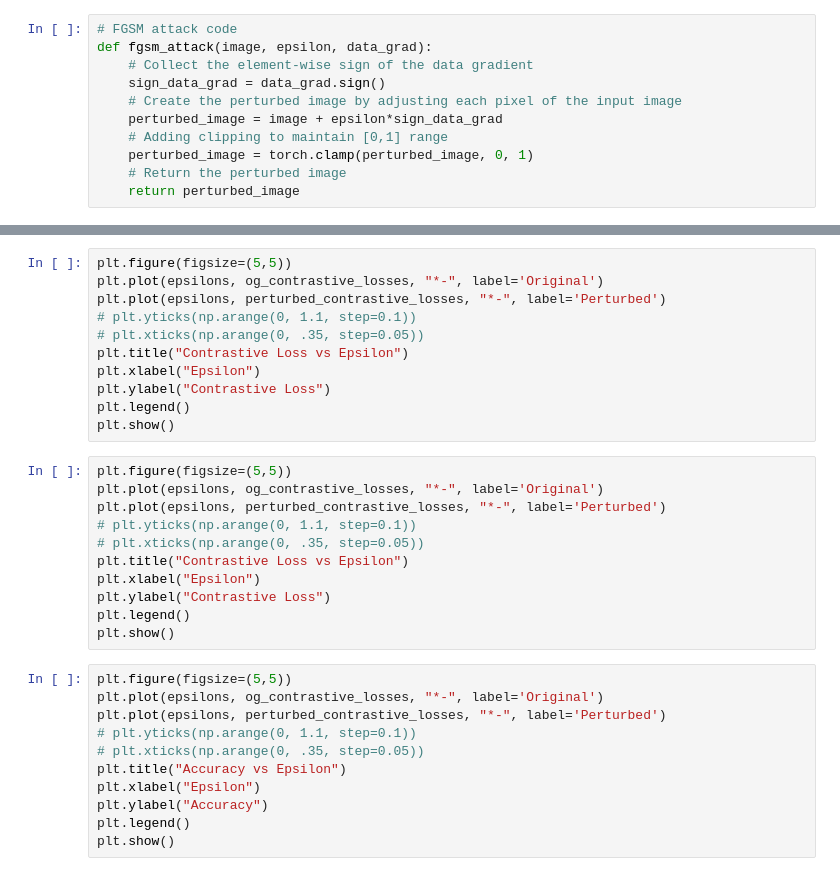
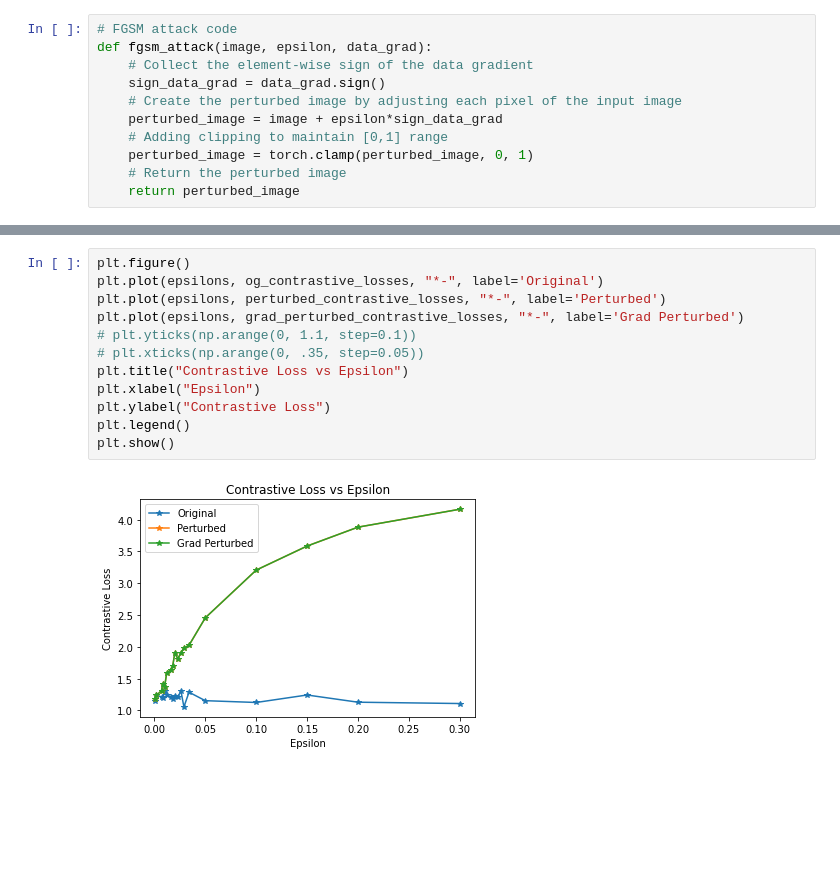
Before and after one commit to shatz01/more_better, a Jupyter notebook: fgsm_reverse.ipynb, the cells around one changed output, grey strips where cells are left out. Drawn from its saved outputs; the diff is of its cells as text; blank space fills up the shorter version.

```diff
--- a/fgsm_reverse.ipynb
+++ b/fgsm_reverse.ipynb
@@ -349,36 +420,17 @@ perturbed_contrastive_losses = [t.cpu().detach().numpy() for t in perturbed_cont
 # %%
-plt.figure(figsize=(5,5))
+plt.figure()
 plt.plot(epsilons, og_contrastive_losses, "*-", label='Original')
 plt.plot(epsilons, perturbed_contrastive_losses, "*-", label='Perturbed')
+plt.plot(epsilons, grad_perturbed_contrastive_losses, "*-", label='Grad Perturbed')
 # plt.yticks(np.arange(0, 1.1, step=0.1))
 # plt.xticks(np.arange(0, .35, step=0.05))
 plt.title("Contrastive Loss vs Epsilon")
 plt.xlabel("Epsilon")
 plt.ylabel("Contrastive Loss")
 plt.legend()
 plt.show()
+# %% [output]
+[figure, added]
-# %%
-plt.figure(figsize=(5,5))
-plt.plot(epsilons, og_contrastive_losses, "*-", label='Original')
-plt.plot(epsilons, perturbed_contrastive_losses, "*-", label='Perturbed')
-# plt.yticks(np.arange(0, 1.1, step=0.1))
-# plt.xticks(np.arange(0, .35, step=0.05))
-plt.title("Contrastive Loss vs Epsilon")
-plt.xlabel("Epsilon")
-plt.ylabel("Contrastive Loss")
-plt.legend()
-plt.show()
-# %%
-plt.figure(figsize=(5,5))
-plt.plot(epsilons, og_contrastive_losses, "*-", label='Original')
-plt.plot(epsilons, perturbed_contrastive_losses, "*-", label='Perturbed')
-# plt.yticks(np.arange(0, 1.1, step=0.1))
-# plt.xticks(np.arange(0, .35, step=0.05))
-plt.title("Accuracy vs Epsilon")
-plt.xlabel("Epsilon")
-plt.ylabel("Accuracy")
-plt.legend()
-plt.show()
 # %%
 plt.figure(figsize=(5,5))
 plt.plot(epsilons, accuracies, "*-")
```
Also changed, not shown: parts of 31 cells of this notebook, 2 other files.
